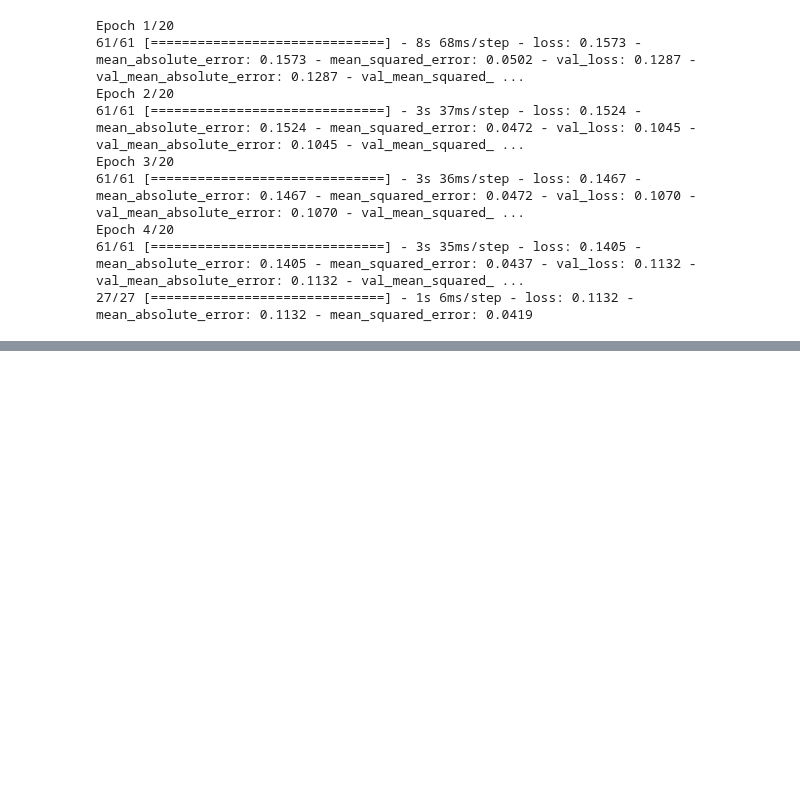
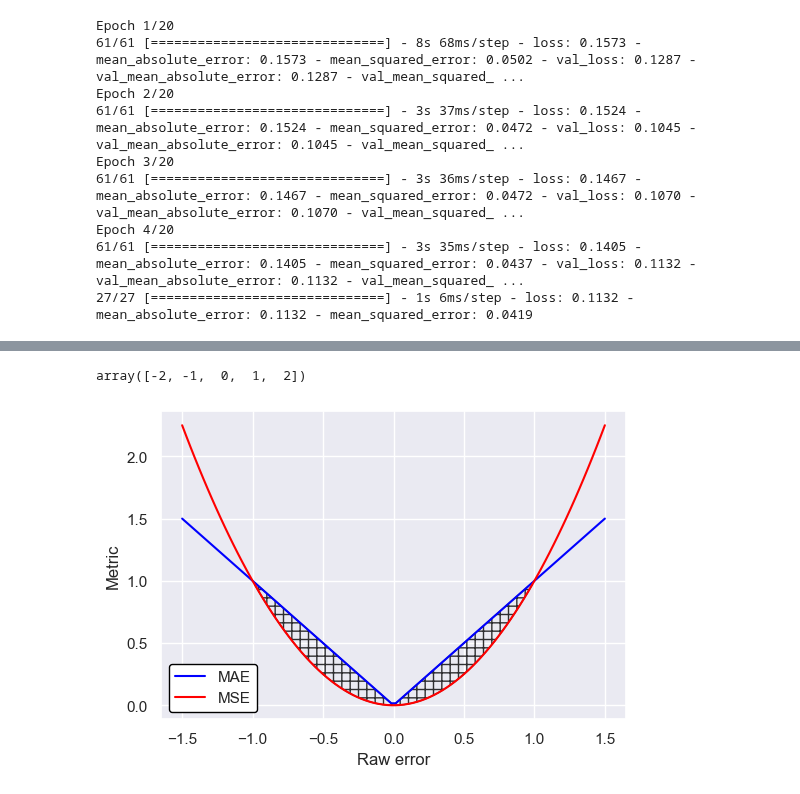
Before and after one commit to PaulHosek/DataMining, a Jupyter notebook: 5_evaluation_metrics.ipynb, the cells around one changed output, grey strips where cells are left out. Drawn from its saved outputs; the diff is of its cells as text; code cells hidden in the pictures; blank space fills up the shorter version.

```diff
--- a/5_evaluation_metrics.ipynb
+++ b/5_evaluation_metrics.ipynb
@@ -145,0 +147,22 @@ Loss, MAE, MSE
+# %%
+np.arange(-2,2+1)
+# %% [output]
+array([-2, -1,  0,  1,  2])
+# %%
+endpoint = 1.5
+num = 100
+x_coords =np.linspace(-endpoint,endpoint,num)
+abs_line = np.abs(np.linspace(-endpoint,endpoint,num))
+sqr_line = np.linspace(-endpoint,endpoint,num)**2
+plt.figure(figsize=(12/2,8/2))
+plt.plot(x_coords,abs_line,color="blue",label="MAE")
+plt.plot(x_coords,sqr_line, color="red", label="MSE")
+plt.fill_between(x_coords, abs_line, sqr_line, color="none", edgecolor="black",
+                 alpha=0.8, hatch="++", where=((x_coords>=-1) & (x_coords<=1)))
+plt.legend(facecolor='white', framealpha=1, edgecolor='black')
+plt.ylabel("Metric")
+plt.xlabel("Raw error")
+
+plt.savefig("5_mse_mae_curves.png", bbox_inches="tight", dpi=300)
+# %% [output]
+[figure, added]
```
Also changed, not shown: parts of 3 cells of this notebook.
